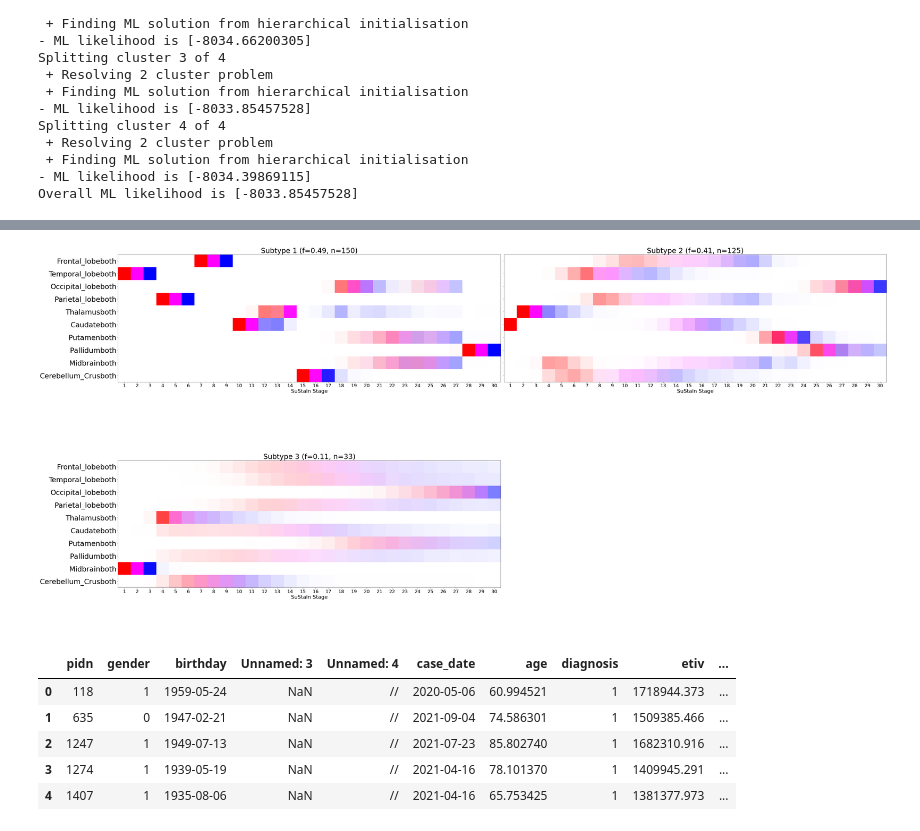
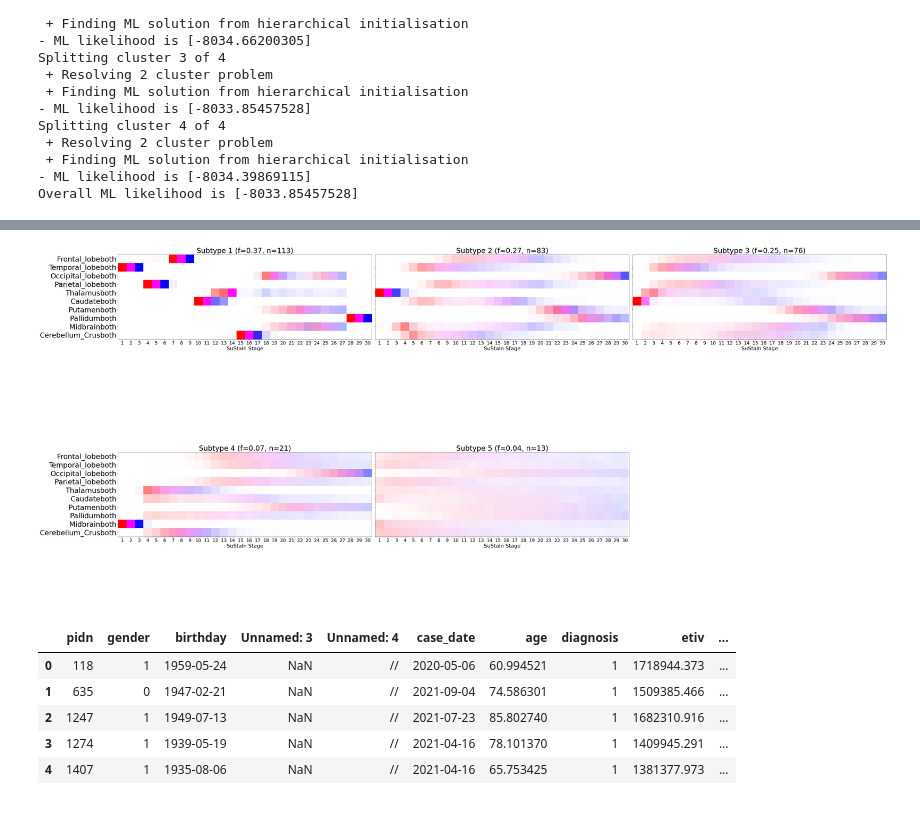
Before and after one commit to chingheng113/d2is, a Jupyter notebook: pySustain/kao_zscore.ipynb, the cells around one changed output, grey strips where cells are left out. Saved outputs shown, nothing was run; the diff lists cells and outputs as text; code cells hidden in the pictures.

```diff
--- a/pySustain/kao_zscore.ipynb
+++ b/pySustain/kao_zscore.ipynb
@@ -217,27 +226,27 @@ for s in range(N_S_max):
 # %%
 # Let's plot positional variance diagrams to interpret the subtype progressions
 
-s = 2 # 1 split = 2 subtypes
+s = 4 # 1 split = 2 subtypes
 M = len(zdata)
 
 # get the sample sequences and f
 pickle_filename_s = output_folder + '/pickle_files/' + dataset_name + '_subtype' + str(s) + '.pickle'
 pk = pandas.read_pickle(pickle_filename_s)
 samples_sequence = pk["samples_sequence"]
 samples_f = pk["samples_f"]
 
 # use this information to plot the positional variance diagrams
 tmp=pySuStaIn.ZscoreSustain._plot_sustain_model(sustain_input,
                                                 samples_sequence,
                                                 samples_f,
                                                 M,
                                                 biomarker_labels=biomarkers,
                                                 figsize=(50, 25),
                                                 title_font_size=30,
                                                 stage_font_size=20,
                                                 label_font_size=30)
 # %% [output]
-[figure, old version]
+[figure, new version]
 # %%
 s = 1
 pickle_filename_s = output_folder + '/pickle_files/' + dataset_name + '_subtype' + str(s) + '.pickle'
```
Also changed, not shown: parts of 1 cell of this notebook, 1 other file.
